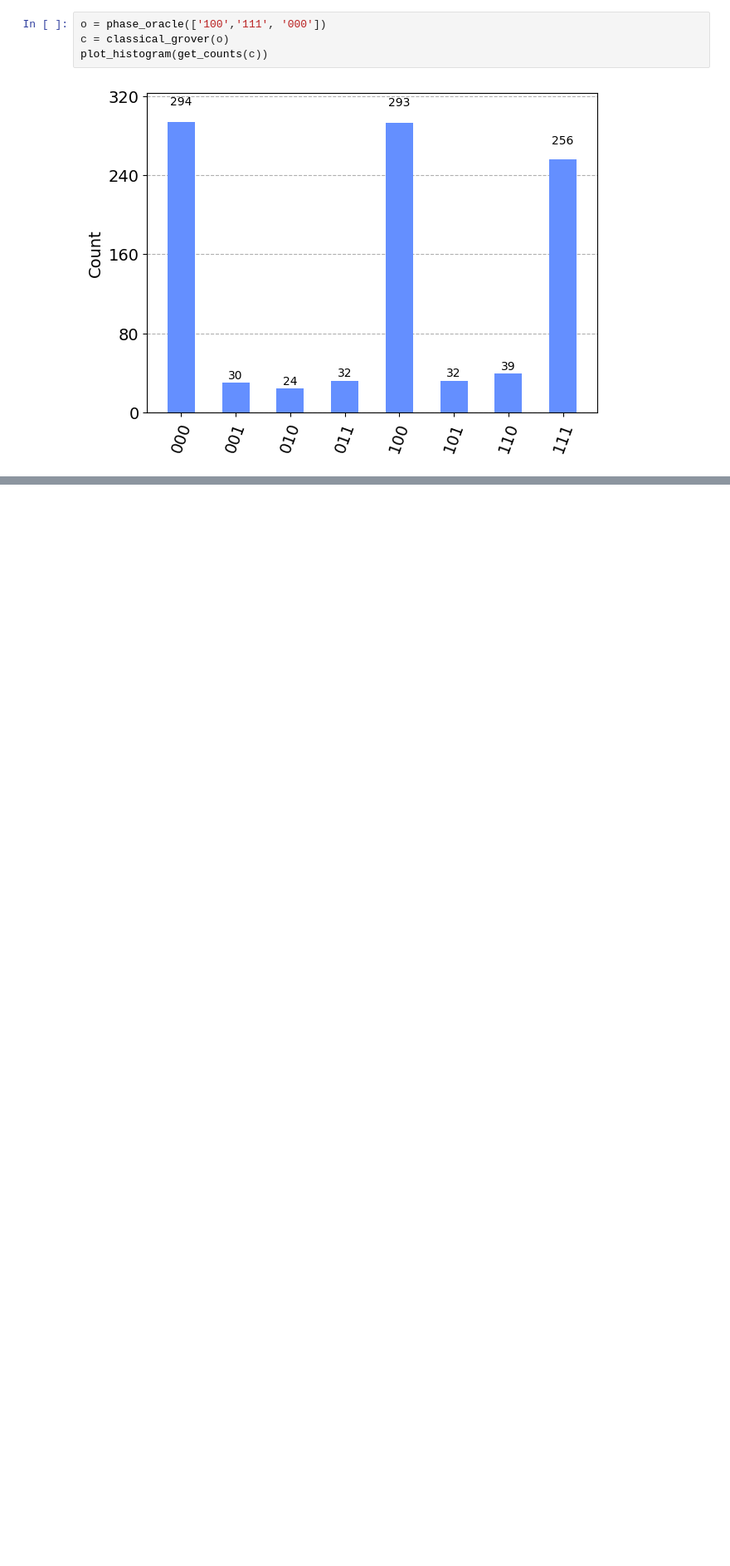
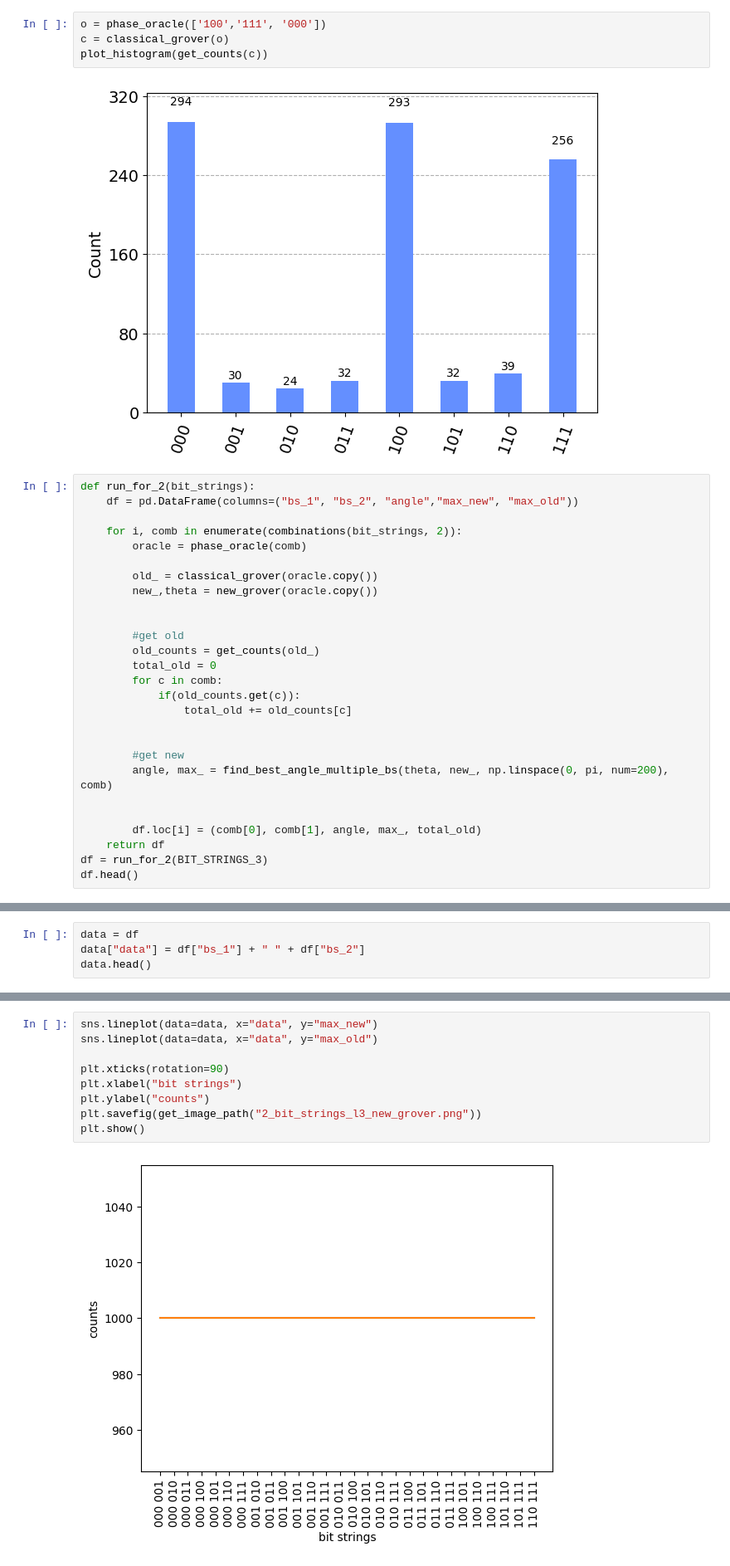
Before and after one commit to Dpbm/scientific-research-1-quantum-oracles, a Jupyter notebook: code/grover-tests.ipynb, the cells around one changed output, grey strips where cells are left out. Shown at 83% size. Saved outputs shown, nothing was run; the diff lists cells and outputs as text; blank space fills up the shorter version.

```diff
--- a/code/grover-tests.ipynb
+++ b/code/grover-tests.ipynb
@@ -1016,3 +1016,30 @@ c = classical_grover(o)
 plot_histogram(get_counts(c))
 # %% [output]
 [figure]
+# %%
+def run_for_2(bit_strings):
+    df = pd.DataFrame(columns=("bs_1", "bs_2", "angle","max_new", "max_old"))
+
+    for i, comb in enumerate(combinations(bit_strings, 2)):
+        oracle = phase_oracle(comb)
+
+        old_ = classical_grover(oracle.copy())
+        new_,theta = new_grover(oracle.copy())
+
+
+        #get old
+        old_counts = get_counts(old_)
+        total_old = 0
+        for c in comb:
+            if(old_counts.get(c)):
+                total_old += old_counts[c]
+
+
+        #get new
+        angle, max_ = find_best_angle_multiple_bs(theta, new_, np.linspace(0, pi, num=200), comb)
+
+
+        df.loc[i] = (comb[0], comb[1], angle, max_, total_old)
+    return df
+df = run_for_2(BIT_STRINGS_3)
+df.head()
@@ -1018,0 +1058,4 @@ plot_histogram(get_counts(c))
+# %%
+data = df
+data["data"] = df["bs_1"] + " " + df["bs_2"]
+data.head()
@@ -1018,0 +1069,11 @@ plot_histogram(get_counts(c))
+# %%
+sns.lineplot(data=data, x="data", y="max_new")
+sns.lineplot(data=data, x="data", y="max_old")
+
+plt.xticks(rotation=90)
+plt.xlabel("bit strings")
+plt.ylabel("counts")
+plt.savefig(get_image_path("2_bit_strings_l3_new_grover.png"))
+plt.show()
+# %% [output]
+[figure, added]
```
Also changed, not shown: parts of 16 cells of this notebook, 58 other files.
